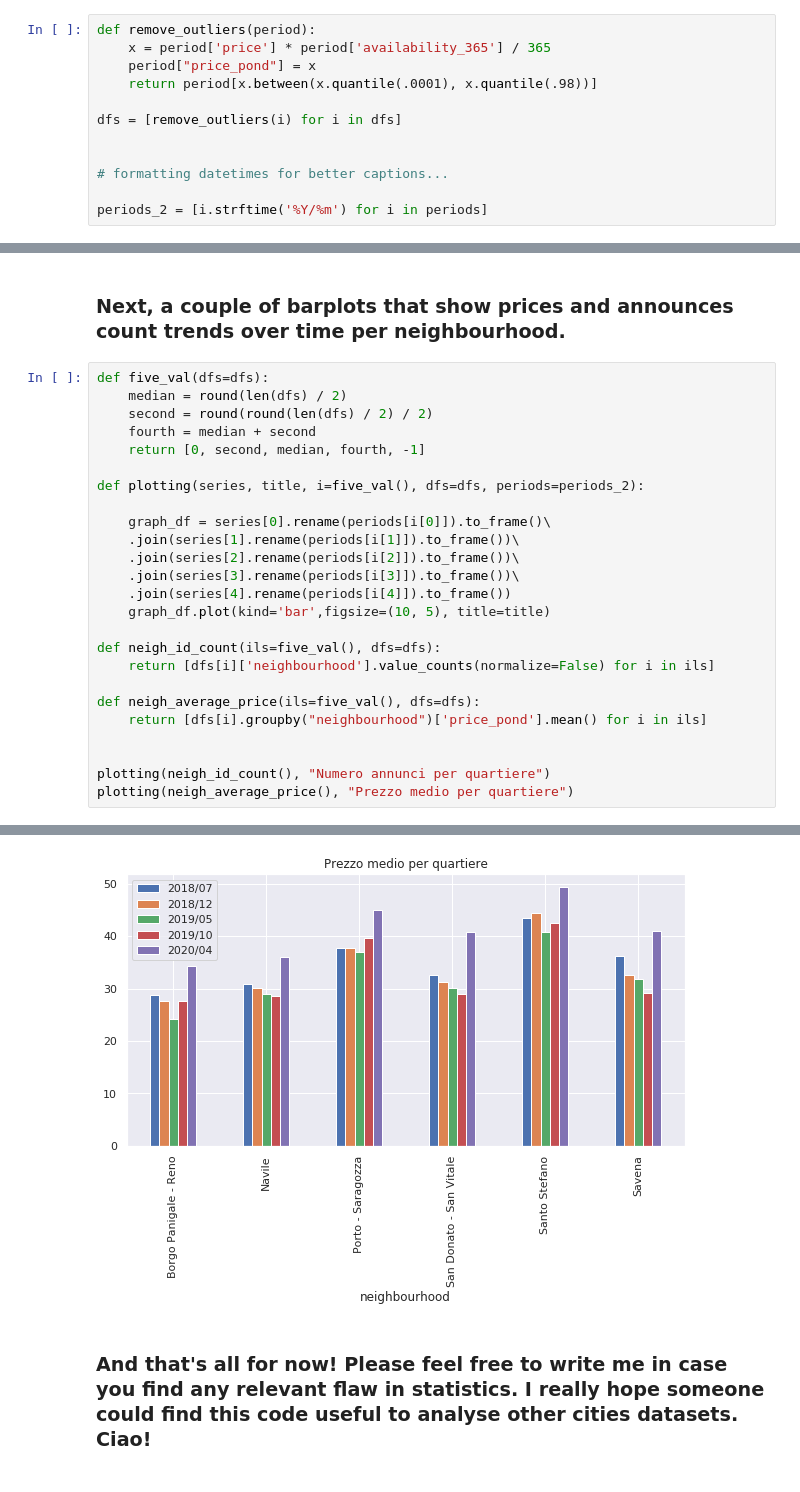
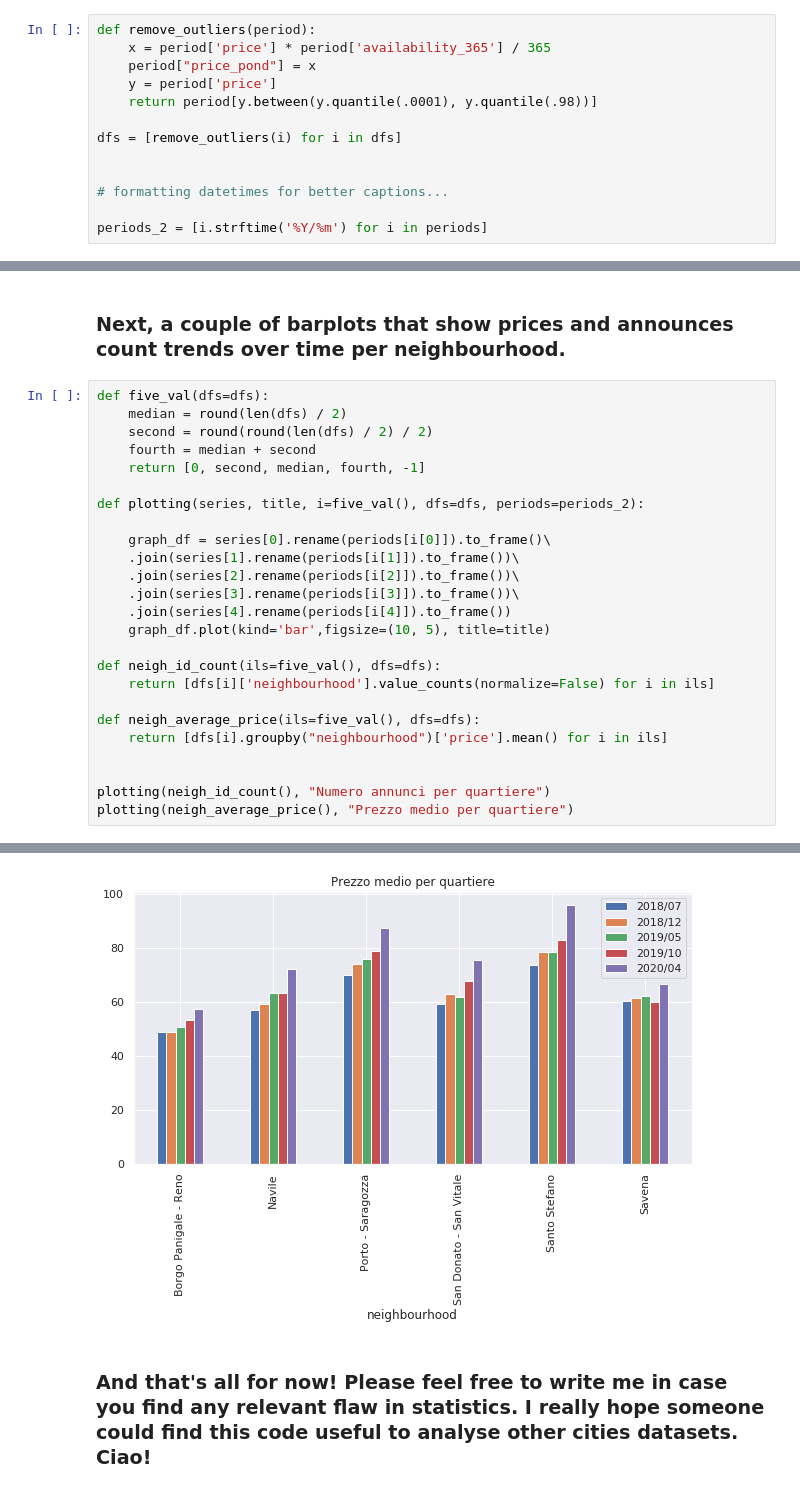
Before and after one commit to laszlo91/Inside-Airbnb-studies, a Jupyter notebook: About Airbnb in Bologna, Italy.ipynb, the cells around one changed output, grey strips where cells are left out. Saved outputs shown, nothing was run; the diff lists cells and outputs as text.

```diff
--- a/About Airbnb in Bologna, Italy.ipynb
+++ b/About Airbnb in Bologna, Italy.ipynb
@@ -197,7 +193,8 @@ dfs[-1].sort_values(ascending=False, by=['price']).head(5)
 def remove_outliers(period):
     x = period['price'] * period['availability_365'] / 365
     period["price_pond"] = x
-    return period[x.between(x.quantile(.0001), x.quantile(.98))]
+    y = period['price']
+    return period[y.between(y.quantile(.0001), y.quantile(.98))]
 
 dfs = [remove_outliers(i) for i in dfs]
 
@@ -270,30 +267,30 @@ scissor_2(three_val())
 # %%
 def five_val(dfs=dfs):
     median = round(len(dfs) / 2)
     second = round(round(len(dfs) / 2) / 2)
     fourth = median + second
     return [0, second, median, fourth, -1]
 
 def plotting(series, title, i=five_val(), dfs=dfs, periods=periods_2):
 
     graph_df = series[0].rename(periods[i[0]]).to_frame()\
     .join(series[1].rename(periods[i[1]]).to_frame())\
     .join(series[2].rename(periods[i[2]]).to_frame())\
     .join(series[3].rename(periods[i[3]]).to_frame())\
     .join(series[4].rename(periods[i[4]]).to_frame())
     graph_df.plot(kind='bar',figsize=(10, 5), title=title)
 
 def neigh_id_count(ils=five_val(), dfs=dfs):
     return [dfs[i]['neighbourhood'].value_counts(normalize=False) for i in ils]
 
 def neigh_average_price(ils=five_val(), dfs=dfs):
-    return [dfs[i].groupby("neighbourhood")['price_pond'].mean() for i in ils]
+    return [dfs[i].groupby("neighbourhood")['price'].mean() for i in ils]
 
 
 plotting(neigh_id_count(), "Numero annunci per quartiere")
 plotting(neigh_average_price(), "Prezzo medio per quartiere")
 # %% [output]
 [figure]
-[figure, old version]
+[figure, new version]
 # %% [markdown]
 ### And that's all for now! Please feel free to write me in case you find any relevant flaw in statistics. I really hope someone could find this code useful to analyse other cities datasets. Ciao!
```
Also changed, not shown: parts of 3 cells of this notebook, 4 other files.
